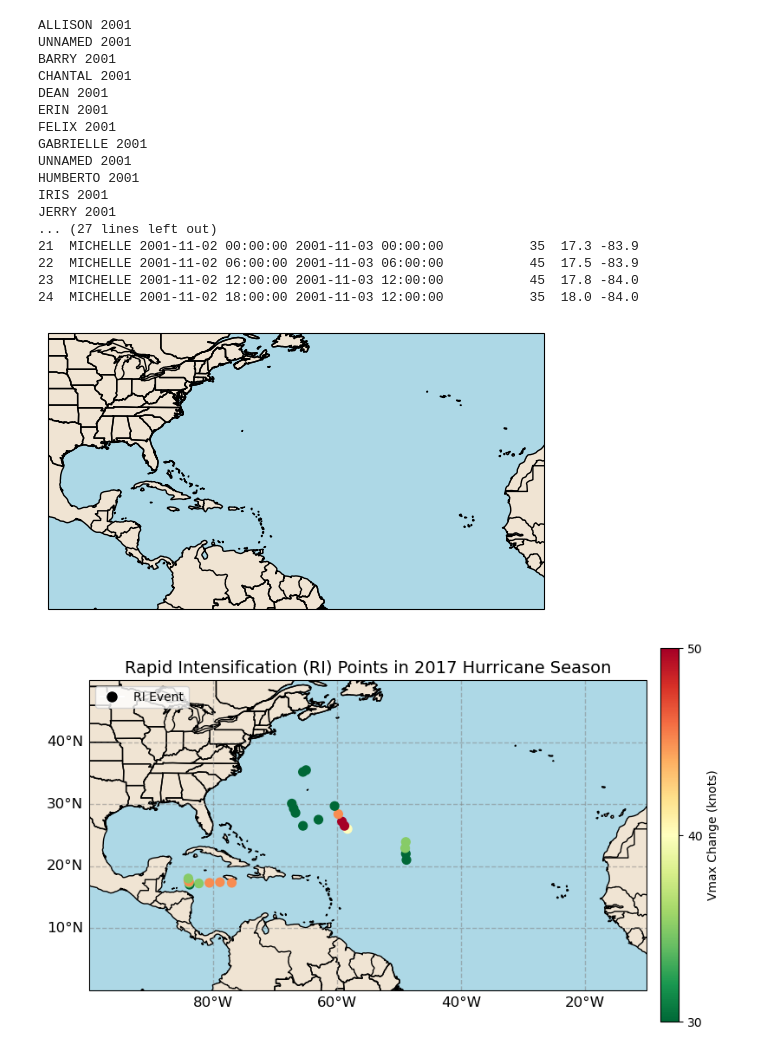
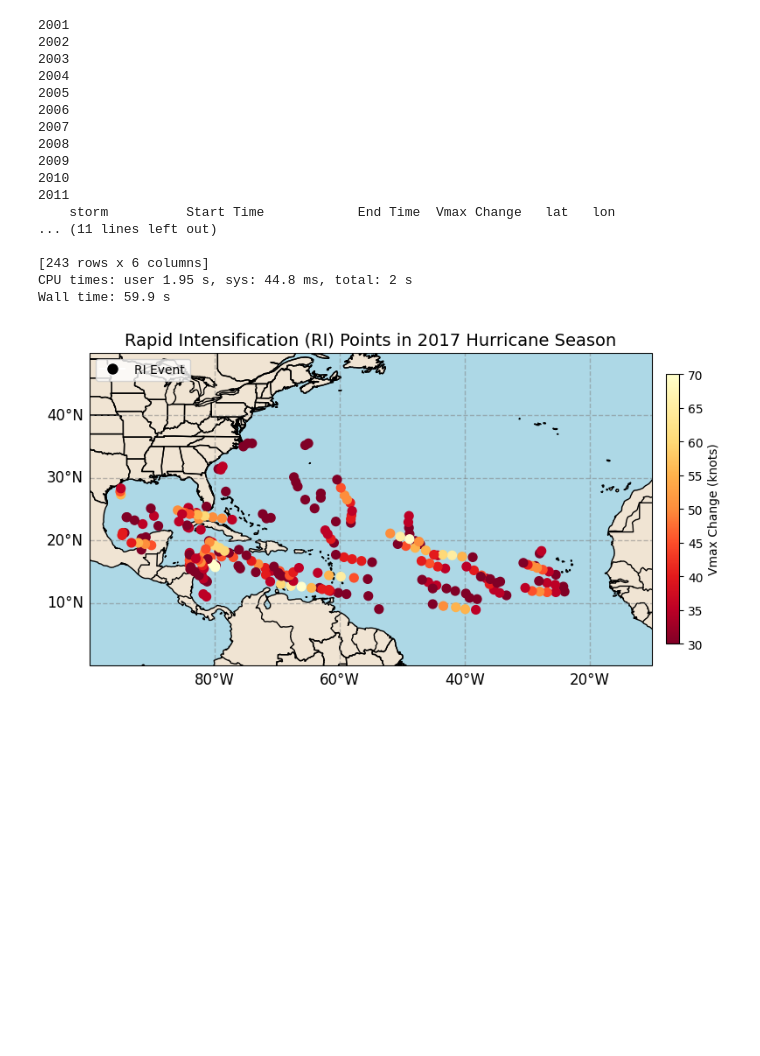
Before and after one commit to ming80302/TC, a Jupyter notebook: Giancarlo.ipynb, the cells around one changed output. Saved outputs shown, nothing was run; the diff lists cells and outputs as text; code cells hidden in the pictures; blank space fills up the shorter version.

```diff
--- a/Giancarlo.ipynb
+++ b/Giancarlo.ipynb
@@ -50,11 +36,13 @@ More Information:
 # %%
+%%time
 season_df = season.to_dataframe()
 storm_names = season_df['name'].tolist() #List of storm names
 
 RI=[]
 
 # Loop over each year from 2001 to 2021
-for year in range(2001, 2002):
+for year in range(2001, 2012):
+    print(year)
     # Get the season data for the current year
     season = basin.get_season(year)
     season_df = season.to_dataframe()
@@ -62,7 +50,7 @@ for year in range(2001, 2002):
     # Extract the list of storm names
     storm_names = season_df['name'].tolist()
     for k in range(0,len(storm_names)):
-        print(storm_names[k], year)
+        #print(storm_names[k], year)
         if storm_names[k] != 'UNNAMED':
             storm = basin.get_storm((storm_names[k], year))  #Loop to find each storm name
             time = storm['time']
@@ -89,31 +77,33 @@ for year in range(2001, 2002):
         RI_df = pd.DataFrame(RI,columns=['storm','Start Time','End Time', 'Vmax Change','lat','lon'])
 print(RI_df)
 # %% [output]
-ALLISON 2001
-UNNAMED 2001
-BARRY 2001
-CHANTAL 2001
-DEAN 2001
-ERIN 2001
-FELIX 2001
-GABRIELLE 2001
-UNNAMED 2001
-HUMBERTO 2001
-IRIS 2001
-JERRY 2001
-... (27 lines left out)
-21  MICHELLE 2001-11-02 00:00:00 2001-11-03 00:00:00           35  17.3 -83.9
-22  MICHELLE 2001-11-02 06:00:00 2001-11-03 06:00:00           45  17.5 -83.9
-23  MICHELLE 2001-11-02 12:00:00 2001-11-03 12:00:00           45  17.8 -84.0
-24  MICHELLE 2001-11-02 18:00:00 2001-11-03 12:00:00           35  18.0 -84.0
+2001
+2002
+2003
+2004
+2005
+2006
+2007
+2008
+2009
+2010
+2011
+    storm          Start Time            End Time  Vmax Change   lat   lon
+... (11 lines left out)
+
+[243 rows x 6 columns]
+CPU times: user 1.95 s, sys: 44.8 ms, total: 2 s
+Wall time: 59.9 s
 # %%
 # Create a Cartopy map
+'''
 ax = plt.axes(projection=ccrs.PlateCarree())
 ax.set_extent([-100, -10, 0, 50], crs=ccrs.PlateCarree())
 
 # Custom colors for land and ocean
 land_color = '#f0e4d3'  # light beige
 ocean_color = '#add8e6'  # light blue
+
 
 # Add geographical features with custom colors
 ax.add_feature(cfeature.LAND, facecolor=land_color)
@@ -122,7 +112,7 @@ ax.add_feature(cfeature.COASTLINE, edgecolor='black')
 ax.add_feature(cfeature.BORDERS, edgecolor='black')
 ax.add_feature(cfeature.STATES, edgecolor='black')
 colors = 'red'  # Example color setting
-
+'''
 # Create the plot and scatter points
 fig = plt.figure(figsize=(10, 8))
 #ax = fig.add_subplot(1, 1, 1, projection=ccrs.PlateCarree())
@@ -141,36 +131,35 @@ ax.add_feature(cfeature.OCEAN, facecolor=ocean_color)
 ax.add_feature(cfeature.COASTLINE, edgecolor='black')
 ax.add_feature(cfeature.BORDERS, edgecolor='black')
 ax.add_feature(cfeature.STATES, edgecolor='black')
 
 # Plot the RI points with intensity color scale
-sc = ax.scatter(RI_df['lon'], RI_df['lat'], c=RI_df['Vmax Change'], cmap='RdYlGn_r', s=50,
-                transform=ccrs.PlateCarree(), label='RI Points', zorder=5)
+sc = ax.scatter(RI_df['lon'], RI_df['lat'], c=RI_df['Vmax Change'], cmap='YlOrRd_r', s=50,
+                transform=ccrs.PlateCarree(), label='RI Points', zorder=5, vmax = 70)
 
 # Add color bar
-cbar = plt.colorbar(sc, ax=ax, orientation='vertical', shrink=0.7, pad=0.02, cmap = 'RdYlGn')
+cbar = plt.colorbar(sc, ax=ax, orientation='vertical', shrink=0.5, pad=0.02)
 cbar.set_label('Vmax Change (knots)')
-cbar.set_ticks([30, 40, 50, 60, 70])  # Specify ticks for clarity
+#cbar.set_ticks([30, 40, 50, 60, 70])  # Specify ticks for clarity
 
 # Adjust the legend to show a black dot instead of red
 legend_handle = plt.Line2D([0], [0], marker='o', color='w', markerfacecolor='black', markersize=10)
 plt.legend([legend_handle], ['RI Event'], loc='upper left')
 
 # Add gridlines with labels (only left and bottom, no labels on top and right)
 gl = ax.gridlines(crs=ccrs.PlateCarree(), draw_labels=True,
                   linewidth=1, color='gray', alpha=0.5, linestyle='--')
 gl.top_labels = False
 gl.right_labels = False
 gl.xformatter = LONGITUDE_FORMATTER
 gl.yformatter = LATITUDE_FORMATTER
 gl.xlabel_style = {'size': 12, 'color': 'black'}
 gl.ylabel_style = {'size': 12, 'color': 'black'}
 # Add a title
 plt.title('Rapid Intensification (RI) Points in 2017 Hurricane Season', fontsize=14)
 
 # Show the plot
 plt.savefig('2017_RI_Hurricanes.png', dpi = 500)
 
 #plt.show (dpi = 500)
 # %% [output]
-[figure, old version]
+[figure, new version]
-[figure, removed]
```
Also changed, not shown: parts of 1 cell of this notebook, 2 other files.
